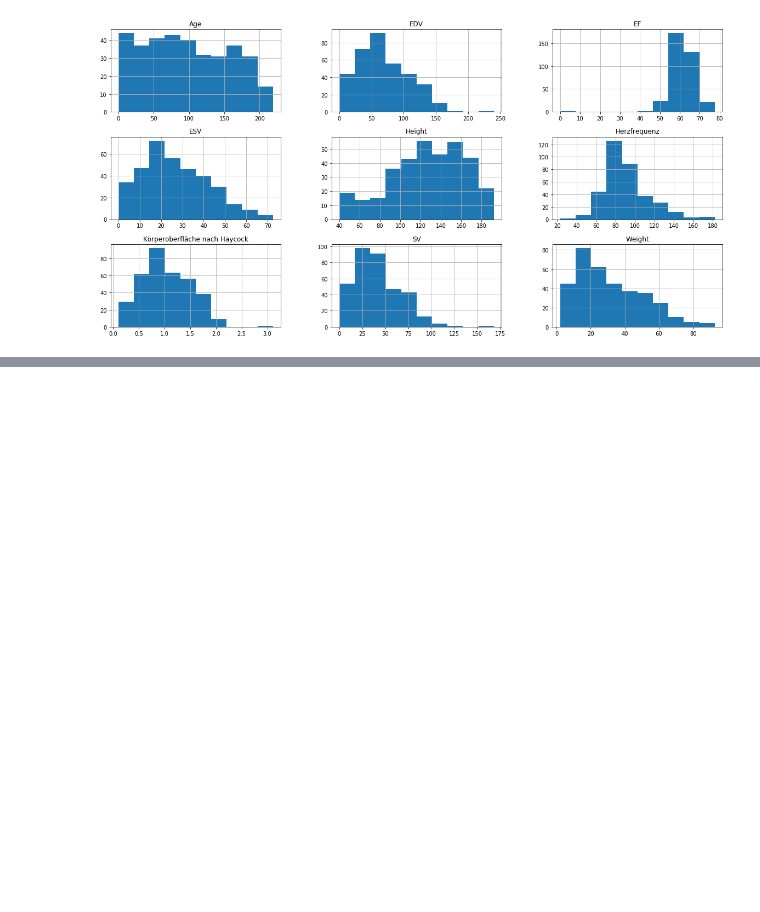
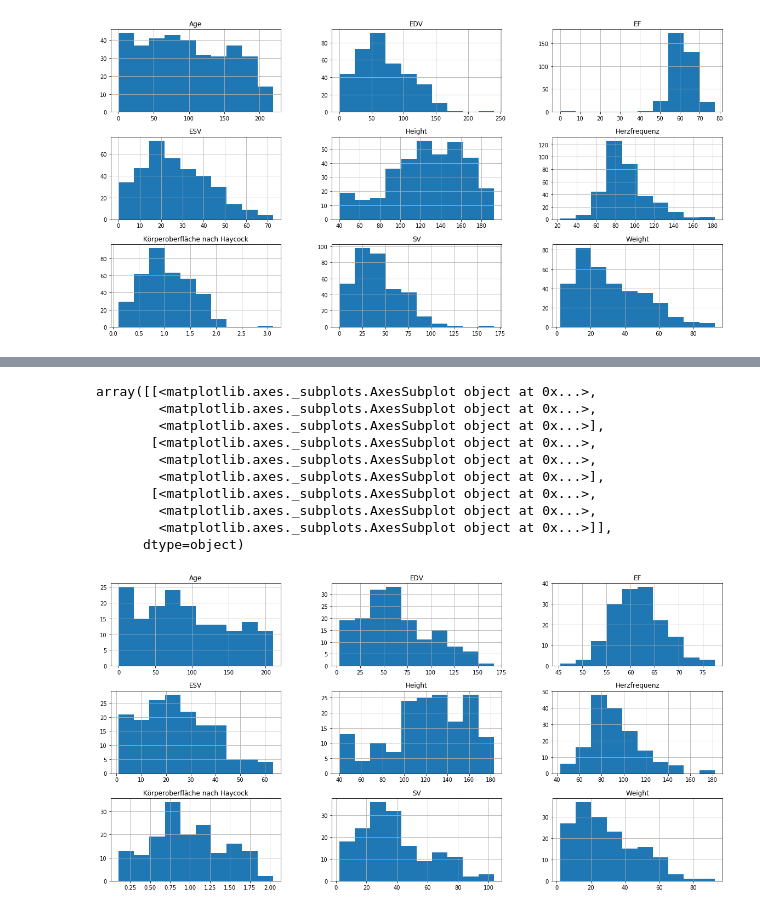
Before and after one commit to utmesh/matplotlib-pandas, a Jupyter notebook: LV_data/histograms.ipynb, the cells around one changed output, grey strips where cells are left out. Cells and saved outputs as stored; diff of their text form; code cells hidden in the pictures; blank space fills up the shorter version.

```diff
--- a/LV_data/histograms.ipynb
+++ b/LV_data/histograms.ipynb
@@ -45,3 +45,7 @@ plt.show()
 # %% [output]
 [20, 10]
 [figure]
+# %%
+tmp=list(df1.groupby("Gender"))
+df1_gender1=tmp[0][1]
+df1_gender2=tmp[1][1]
@@ -47,0 +73,14 @@ plt.show()
+# %%
+df1_gender1.hist()
+# %% [output]
+array([[<matplotlib.axes._subplots.AxesSubplot object at 0x...>,
+        <matplotlib.axes._subplots.AxesSubplot object at 0x...>,
+        <matplotlib.axes._subplots.AxesSubplot object at 0x...>],
+       [<matplotlib.axes._subplots.AxesSubplot object at 0x...>,
+        <matplotlib.axes._subplots.AxesSubplot object at 0x...>,
+        <matplotlib.axes._subplots.AxesSubplot object at 0x...>],
+       [<matplotlib.axes._subplots.AxesSubplot object at 0x...>,
+        <matplotlib.axes._subplots.AxesSubplot object at 0x...>,
+        <matplotlib.axes._subplots.AxesSubplot object at 0x...>]],
+      dtype=object)
+[figure, added]
```
Also changed, not shown: parts of 12 cells of this notebook.
